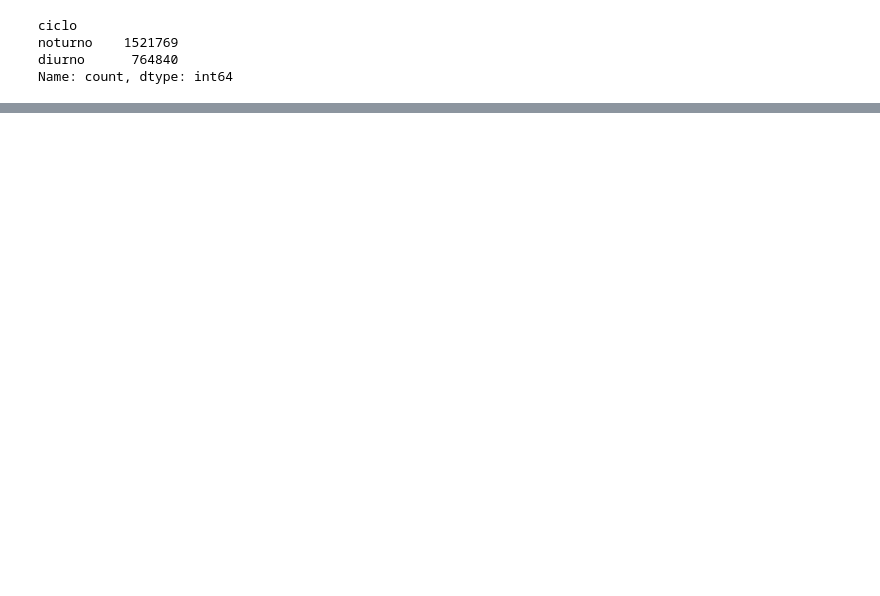
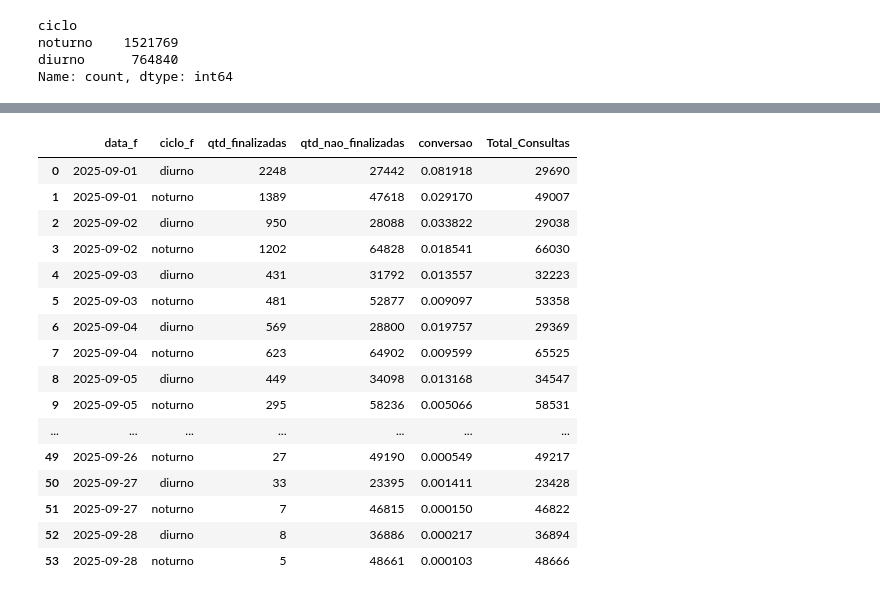
Before and after one commit to Fagner608/projeto_consultas, a Jupyter notebook: src/planejamento/como_onde.ipynb, the cells around one changed output, grey strips where cells are left out. Cells and saved outputs as stored; diff of their text form; code cells hidden in the pictures; blank space fills up the shorter version.

```diff
--- a/src/planejamento/como_onde.ipynb
+++ b/src/planejamento/como_onde.ipynb
@@ -76,2 +94,2 @@ agregado.plot(x = 'qtd_nao_finalizadas', y = 'qtd_finalizadas', kind='scatter')
 # %%
-agregado
+agregado['Total_Consultas'] = agregado['qtd_finalizadas'] + agregado['qtd_nao_finalizadas']
@@ -99,0 +139,21 @@ agregado.qtd_finalizadas.sum() / agregado.qtd_nao_finalizadas.sum()
+# %%
+df = agregado
+df
+# %% [output]
+|  | data_f | ciclo_f | qtd_finalizadas | qtd_nao_finalizadas | conversao | Total_Consultas |
+| 0 | 2025-09-01 | diurno | 2248 | 27442 | 0.081918 | 29690 |
+| 1 | 2025-09-01 | noturno | 1389 | 47618 | 0.029170 | 49007 |
+| 2 | 2025-09-02 | diurno | 950 | 28088 | 0.033822 | 29038 |
+| 3 | 2025-09-02 | noturno | 1202 | 64828 | 0.018541 | 66030 |
+| 4 | 2025-09-03 | diurno | 431 | 31792 | 0.013557 | 32223 |
+| 5 | 2025-09-03 | noturno | 481 | 52877 | 0.009097 | 53358 |
+| 6 | 2025-09-04 | diurno | 569 | 28800 | 0.019757 | 29369 |
+| 7 | 2025-09-04 | noturno | 623 | 64902 | 0.009599 | 65525 |
+| 8 | 2025-09-05 | diurno | 449 | 34098 | 0.013168 | 34547 |
+| 9 | 2025-09-05 | noturno | 295 | 58236 | 0.005066 | 58531 |
+| ... | ... | ... | ... | ... | ... | ... |
+| 49 | 2025-09-26 | noturno | 27 | 49190 | 0.000549 | 49217 |
+| 50 | 2025-09-27 | diurno | 33 | 23395 | 0.001411 | 23428 |
+| 51 | 2025-09-27 | noturno | 7 | 46815 | 0.000150 | 46822 |
+| 52 | 2025-09-28 | diurno | 8 | 36886 | 0.000217 | 36894 |
+| 53 | 2025-09-28 | noturno | 5 | 48661 | 0.000103 | 48666 |
```
Also changed, not shown: parts of 18 cells of this notebook, 2 other files.
